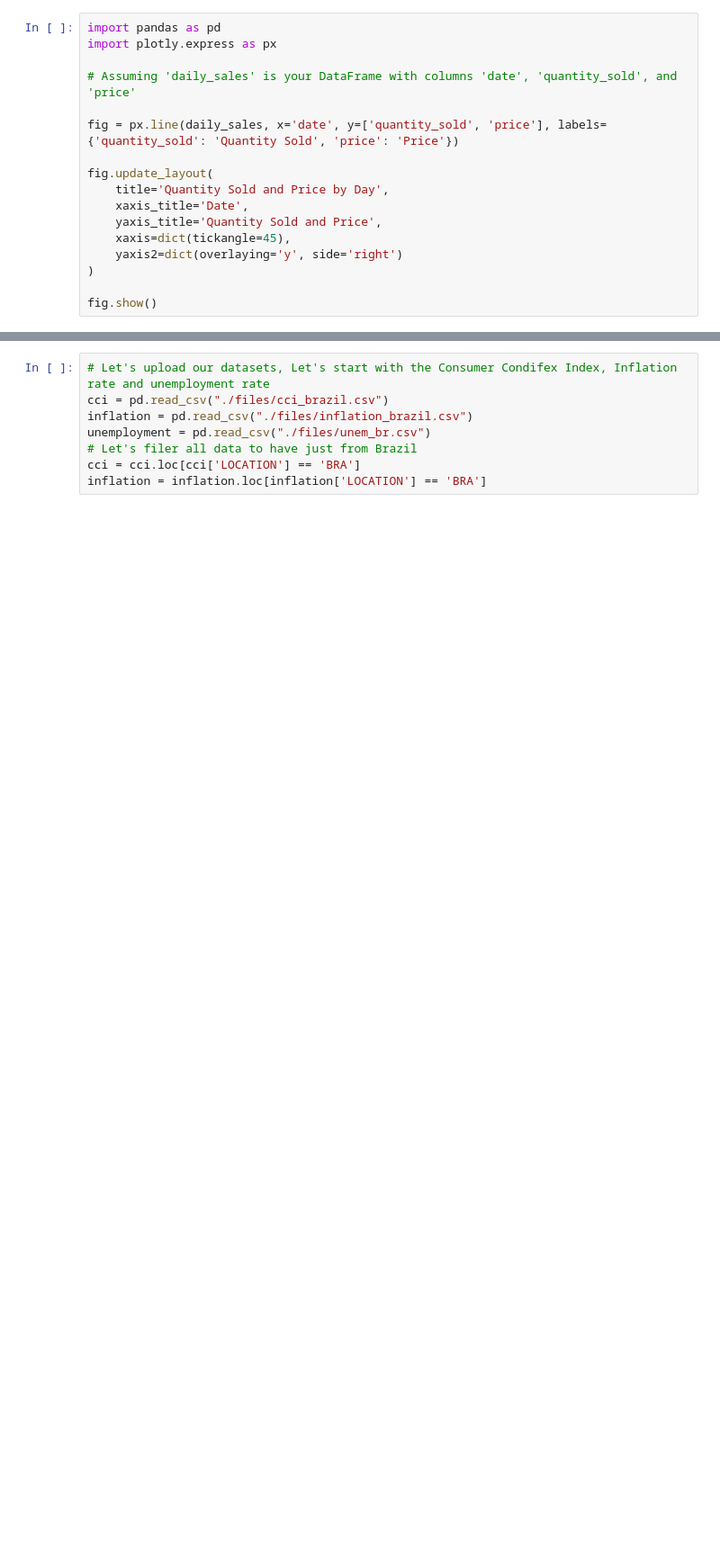
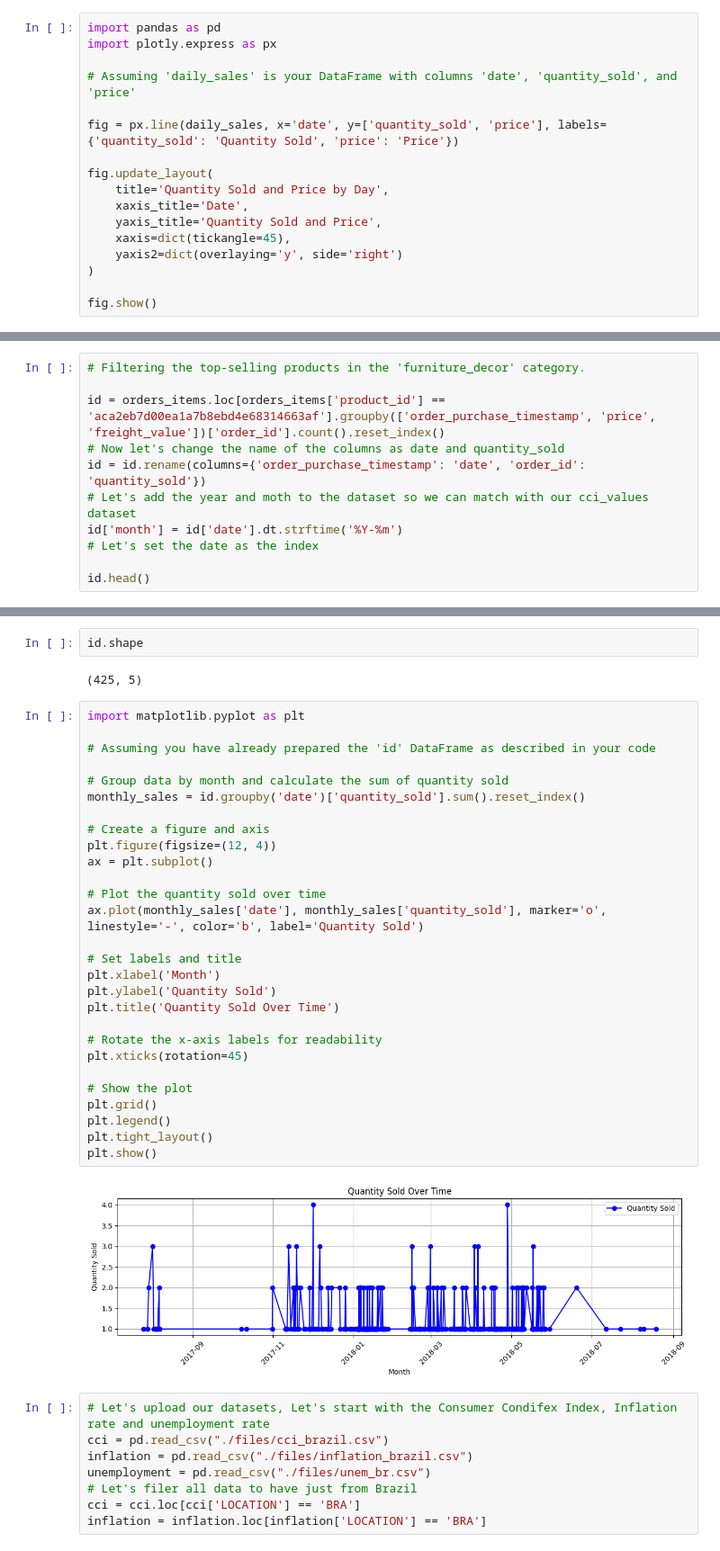
Before and after one commit to kiranraathod/price_optimization, a Jupyter notebook: price_optimization_kiran.ipynb, the cells around one changed output, grey strips where cells are left out. Shown at 90% size. Drawn from its saved outputs; the diff is of its cells as text; blank space fills up the shorter version.

```diff
--- a/price_optimization_kiran.ipynb
+++ b/price_optimization_kiran.ipynb
@@ -439,0 +431,11 @@ We can see that the freight feature has had a bigger gap in the last few months.
+# %%
+# Filtering the top-selling products in the 'furniture_decor' category.
+
+id = orders_items.loc[orders_items['product_id'] == 'aca2eb7d00ea1a7b8ebd4e68314663af'].groupby(['order_purchase_timestamp', 'price', 'freight_value'])['order_id'].count().reset_index()
+# Now let's change the name of the columns as date and quantity_sold
+id = id.rename(columns={'order_purchase_timestamp': 'date', 'order_id': 'quantity_sold'})
+# Let's add the year and moth to the dataset so we can match with our cci_values dataset
+id['month'] = id['date'].dt.strftime('%Y-%m')
+# Let's set the date as the index
+
+id.head()
@@ -440,3 +449,37 @@ We can see that the freight feature has had a bigger gap in the last few months.
+# %%
+id.shape
+# %% [output]
+(425, 5)
+# %%
+import matplotlib.pyplot as plt
+
+# Assuming you have already prepared the 'id' DataFrame as described in your code
+
+# Group data by month and calculate the sum of quantity sold
+monthly_sales = id.groupby('date')['quantity_sold'].sum().reset_index()
+
+# Create a figure and axis
+plt.figure(figsize=(12, 4))
+ax = plt.subplot()
+
+# Plot the quantity sold over time
+ax.plot(monthly_sales['date'], monthly_sales['quantity_sold'], marker='o', linestyle='-', color='b', label='Quantity Sold')
+
+# Set labels and title
+plt.xlabel('Month')
+plt.ylabel('Quantity Sold')
+plt.title('Quantity Sold Over Time')
+
+# Rotate the x-axis labels for readability
+plt.xticks(rotation=45)
+
+# Show the plot
+plt.grid()
+plt.legend()
+plt.tight_layout()
+plt.show()
+# %% [output]
+[figure, added]
 # %%
 # Let's upload our datasets, Let's start with the Consumer Condifex Index, Inflation rate and unemployment rate
 cci = pd.read_csv("./files/cci_brazil.csv")
```
Also changed, not shown: parts of 35 cells of this notebook, 5 other files.
